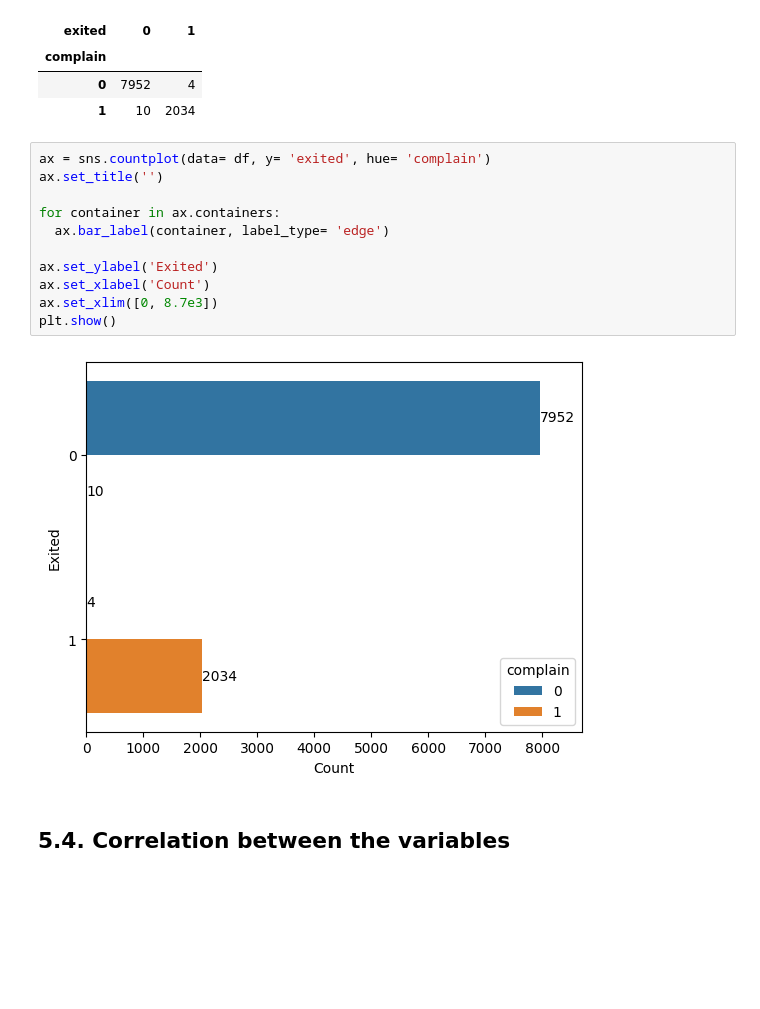
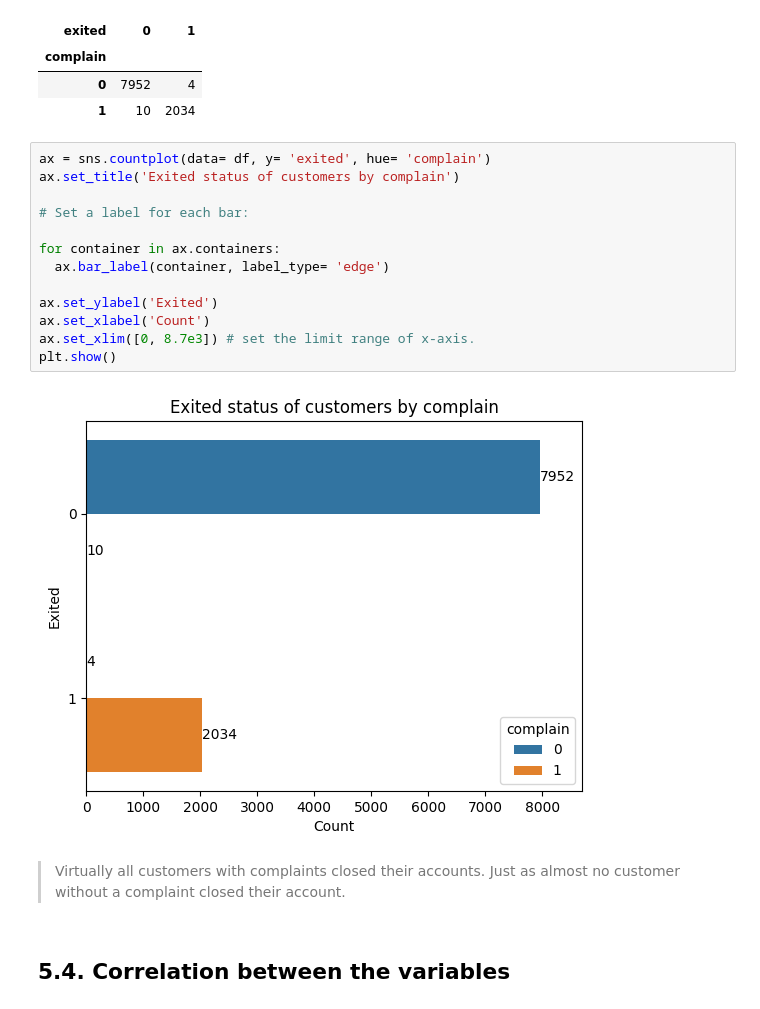
Before and after one commit to DamodaraBarbosa/bank_customer_churn_prediction, a Jupyter notebook: bank_customer_churn_prediction_|_LGBMCLassifier_tuning.ipynb, the cells around one changed output. Drawn from its saved outputs; the diff is of its cells as text; blank space fills up the shorter version.

```diff
--- a/bank_customer_churn_prediction_|_LGBMCLassifier_tuning.ipynb
+++ b/bank_customer_churn_prediction_|_LGBMCLassifier_tuning.ipynb
@@ -569,17 +589,21 @@ complain_exited
 | 1 | 10 | 2034 |
 # %%
 ax = sns.countplot(data= df, y= 'exited', hue= 'complain')
-ax.set_title('')
+ax.set_title('Exited status of customers by complain')
+
+# Set a label for each bar:
 
 for container in ax.containers:
   ax.bar_label(container, label_type= 'edge')
 
 ax.set_ylabel('Exited')
 ax.set_xlabel('Count')
-ax.set_xlim([0, 8.7e3])
+ax.set_xlim([0, 8.7e3]) # set the limit range of x-axis.
 plt.show()
 # %% [output]
-[figure, old version]
+[figure, new version]
+# %% [markdown]
+> Virtually all customers with complaints closed their accounts. Just as almost no customer without a complaint closed their account.
 # %% [markdown]
 ## 5.4. Correlation between the variables
 # %%
```
Also changed, not shown: parts of 59 cells of this notebook.
